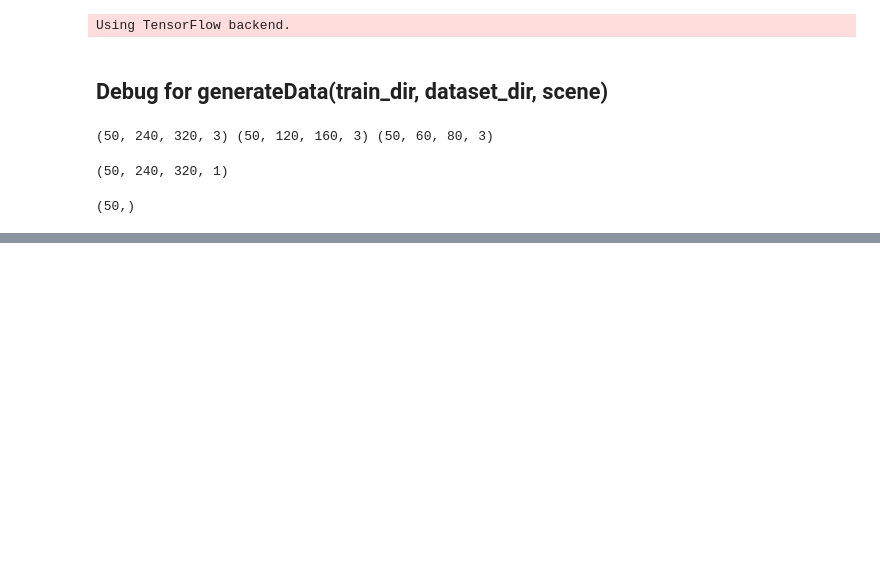
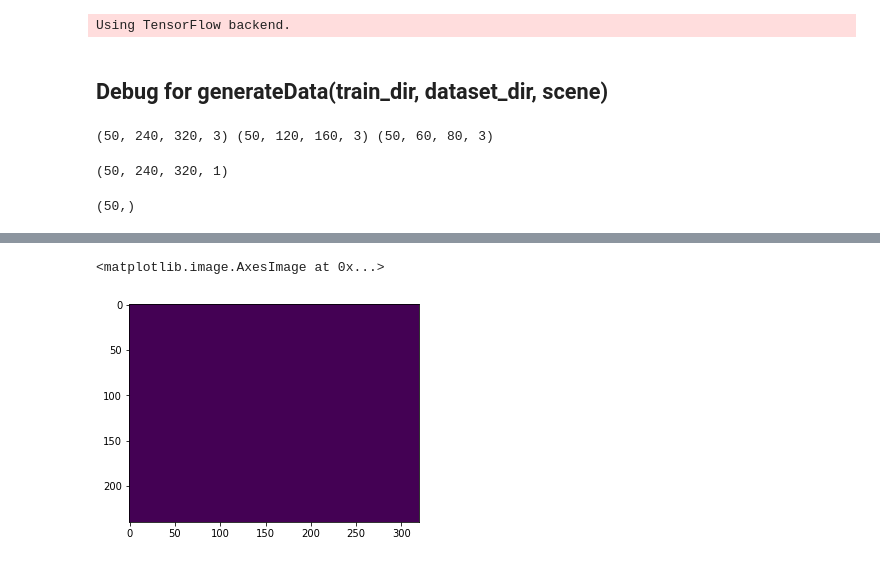
Before and after one commit to zengzhi2015/FgSegNet, a Jupyter notebook: FgSegNet/Notebook_based_debugging.ipynb, the cells around one changed output, grey strips where cells are left out. Drawn from its saved outputs; the diff is of its cells as text; code cells hidden in the pictures; blank space fills up the shorter version.

Commit message:
Debug for the performance of the model ON GOING. The model does not converge!

```diff
--- a/FgSegNet/Notebook_based_debugging.ipynb
+++ b/FgSegNet/Notebook_based_debugging.ipynb
@@ -516,7 +517,7 @@ def train(results, scene, mdl_path, log_dir, vgg_weights_path):
                                      embeddings_freq=0, embeddings_layer_names=None, embeddings_metadata=None)
     # Save the best model only
     chk = keras.callbacks.ModelCheckpoint(mdl_path, monitor='val_loss', verbose=0,
-                                          save_best_only=True, save_weights_only=True, mode='auto', period=1)
+                                          save_best_only=True, save_weights_only=False, mode='auto', period=1)
     '''
     Note:
     The above two statements are not stem from tensorflow. Rather, they are defined by keras.
@@ -531,7 +532,7 @@ def train(results, scene, mdl_path, log_dir, vgg_weights_path):
     # class_weight is used to weight the loss function !!!
     model.fit([results[0], results[1], results[2]], results[3], validation_split=0.2, epochs=epoch, batch_size=batch_size,
                        callbacks=[redu, chk, tb], verbose=1, class_weight=results[4], shuffle = True)
-
+    model.save('E:\\Python Workspace\\FgSegNet\\Temp_Debug_Folder\\Model\\backup_model.h5')
     # del model, results, tb, chk, redu
 # %%
 results = [scale1, scale2, scale3, Y, cls_weight_list]
@@ -565,0 +562,2 @@ Epoch 6/6
+# %%
+loaded_model = load_model(mdl_path)
@@ -565,0 +626,4 @@ Epoch 6/6
+# %%
+# Prediction
+# example_prediction = loaded_model.predict(np.expand_dims(np.float32(example_image)/127.5-1.0, axis=0))
+example_prediction = loaded_model.predict(example_sample)
@@ -565,0 +634,5 @@ Epoch 6/6
+# %%
+plt.imshow(example_prediction[0,:,:,0])
+# %% [output]
+<matplotlib.image.AxesImage at 0x...>
+[figure, added]
```
Also changed, not shown: parts of 17 cells of this notebook.
